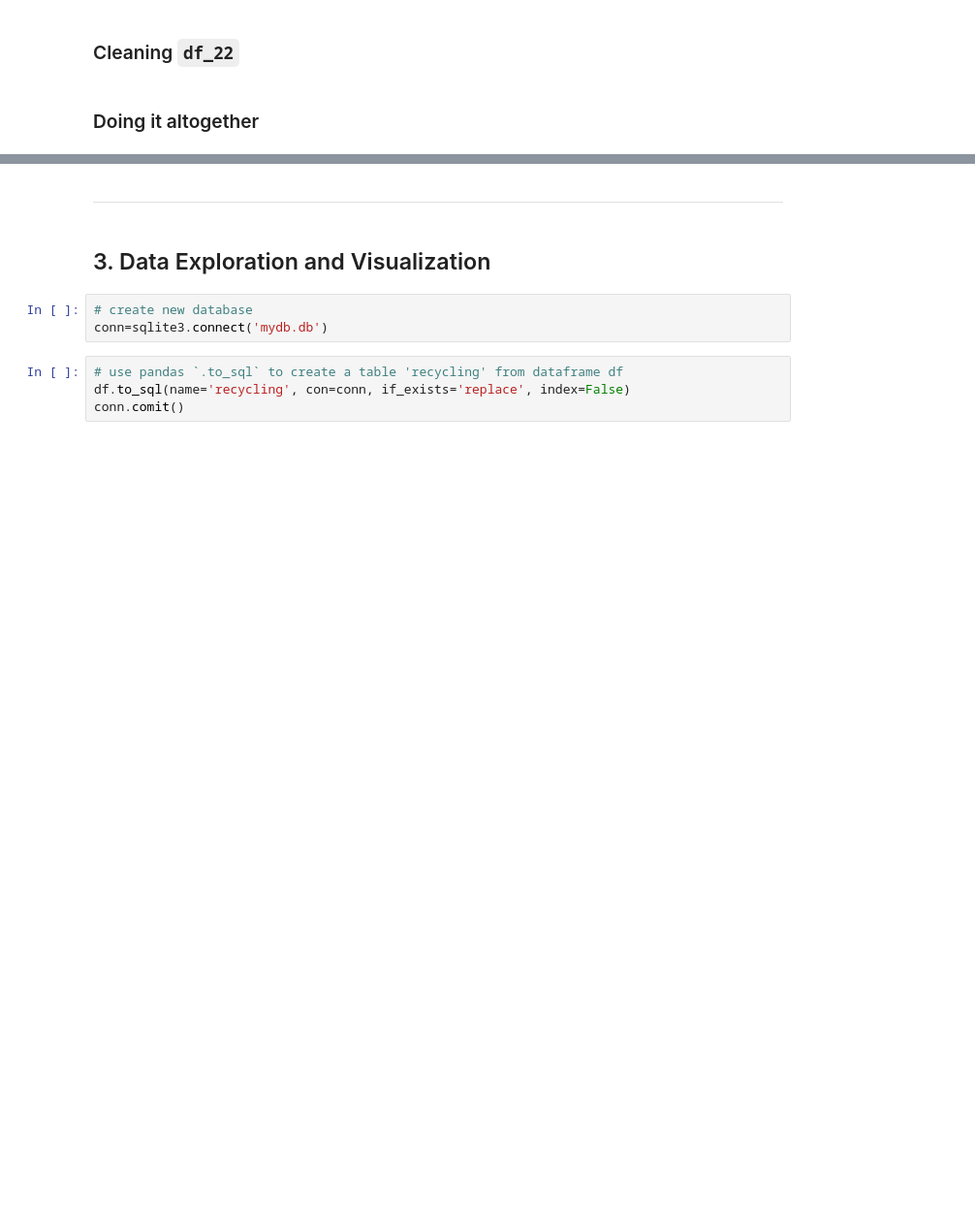
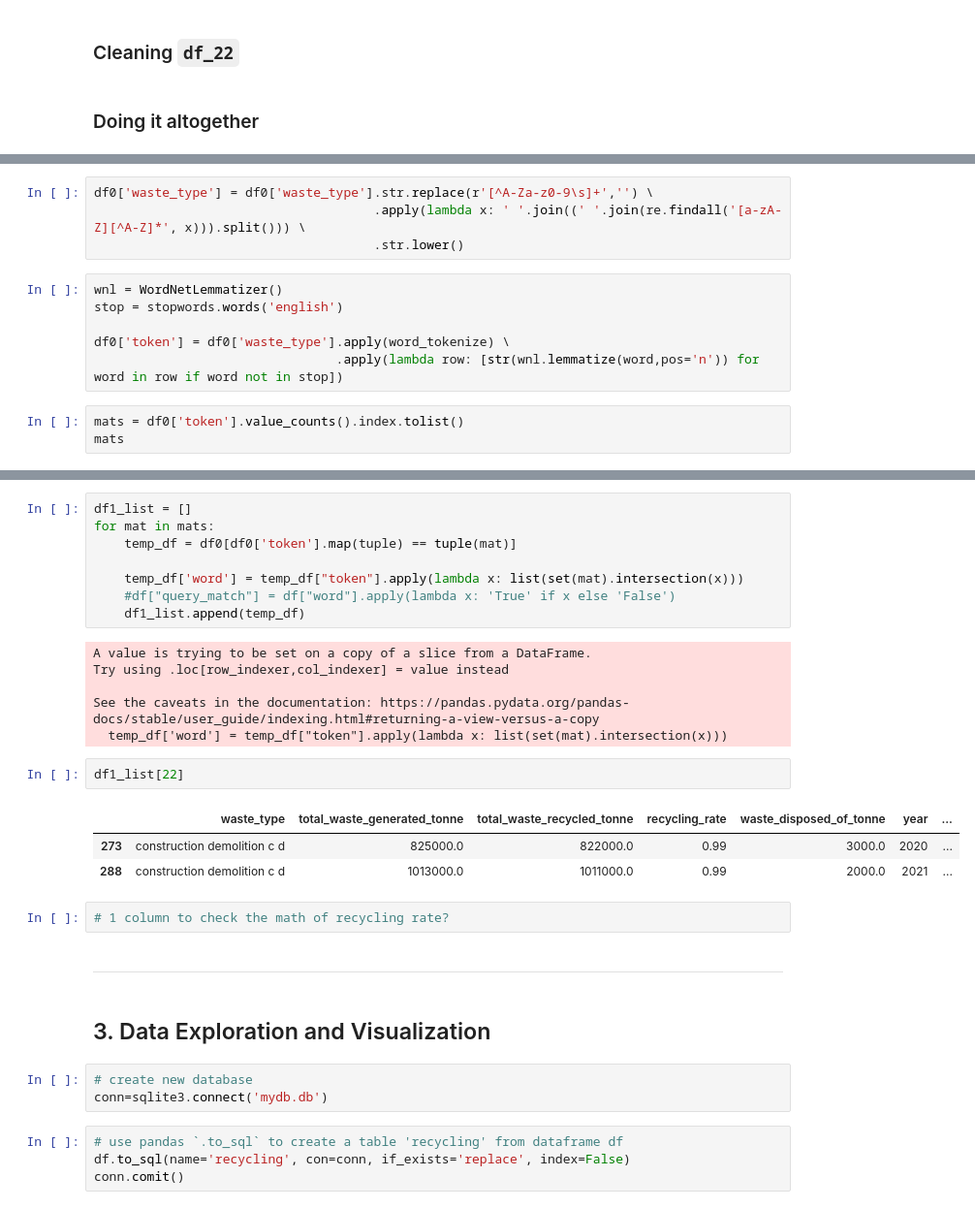
Before and after one commit to kuehbiko/02-Personal-Projects, a Jupyter notebook: WIP/Recycled Energy Savings in Singapore/recycled_materials_energy_analysis.ipynb, the cells around one changed output, grey strips where cells are left out. Shown: that part at 97% size. Drawn from its saved outputs; the diff is of its cells as text; blank space fills up the shorter version.

```diff
--- a/WIP/Recycled Energy Savings in Singapore/recycled_materials_energy_analysis.ipynb
+++ b/WIP/Recycled Energy Savings in Singapore/recycled_materials_energy_analysis.ipynb
@@ -141,0 +209,13 @@ df_22
+# %%
+df0['waste_type'] = df0['waste_type'].str.replace(r'[^A-Za-z0-9\s]+','') \
+                                     .apply(lambda x: ' '.join((' '.join(re.findall('[a-zA-Z][^A-Z]*', x))).split())) \
+                                     .str.lower()
+# %%
+wnl = WordNetLemmatizer()
+stop = stopwords.words('english')
+
+df0['token'] = df0['waste_type'].apply(word_tokenize) \
+                                .apply(lambda row: [str(wnl.lemmatize(word,pos='n')) for word in row if word not in stop])
+# %%
+mats = df0['token'].value_counts().index.tolist()
+mats
@@ -142,3 +240,25 @@ df_22
+# %%
+df1_list = []
+for mat in mats:
+    temp_df = df0[df0['token'].map(tuple) == tuple(mat)]
+
+    temp_df['word'] = temp_df["token"].apply(lambda x: list(set(mat).intersection(x)))
+    #df["query_match"] = df["word"].apply(lambda x: 'True' if x else 'False')
+    df1_list.append(temp_df)
+# %% [output]
+A value is trying to be set on a copy of a slice from a DataFrame.
+Try using .loc[row_indexer,col_indexer] = value instead
+
+See the caveats in the documentation: https://pandas.pydata.org/pandas-docs/stable/user_guide/indexing.html#returning-a-view-versus-a-copy
+  temp_df['word'] = temp_df["token"].apply(lambda x: list(set(mat).intersection(x)))
+# %%
+df1_list[22]
+# %% [output]
+|  | waste_type | total_waste_generated_tonne | total_waste_recycled_tonne | recycling_rate | waste_disposed_of_tonne | year | ... |
+| 273 | construction demolition c d | 825000.0 | 822000.0 | 0.99 | 3000.0 | 2020 | ... |
+| 288 | construction demolition c d | 1013000.0 | 1011000.0 | 0.99 | 2000.0 | 2021 | ... |
+# %%
+# 1 column to check the math of recycling rate?
 # %% [markdown]
 ***
 # %% [markdown]
```
Also changed, not shown: parts of 20 cells of this notebook.
